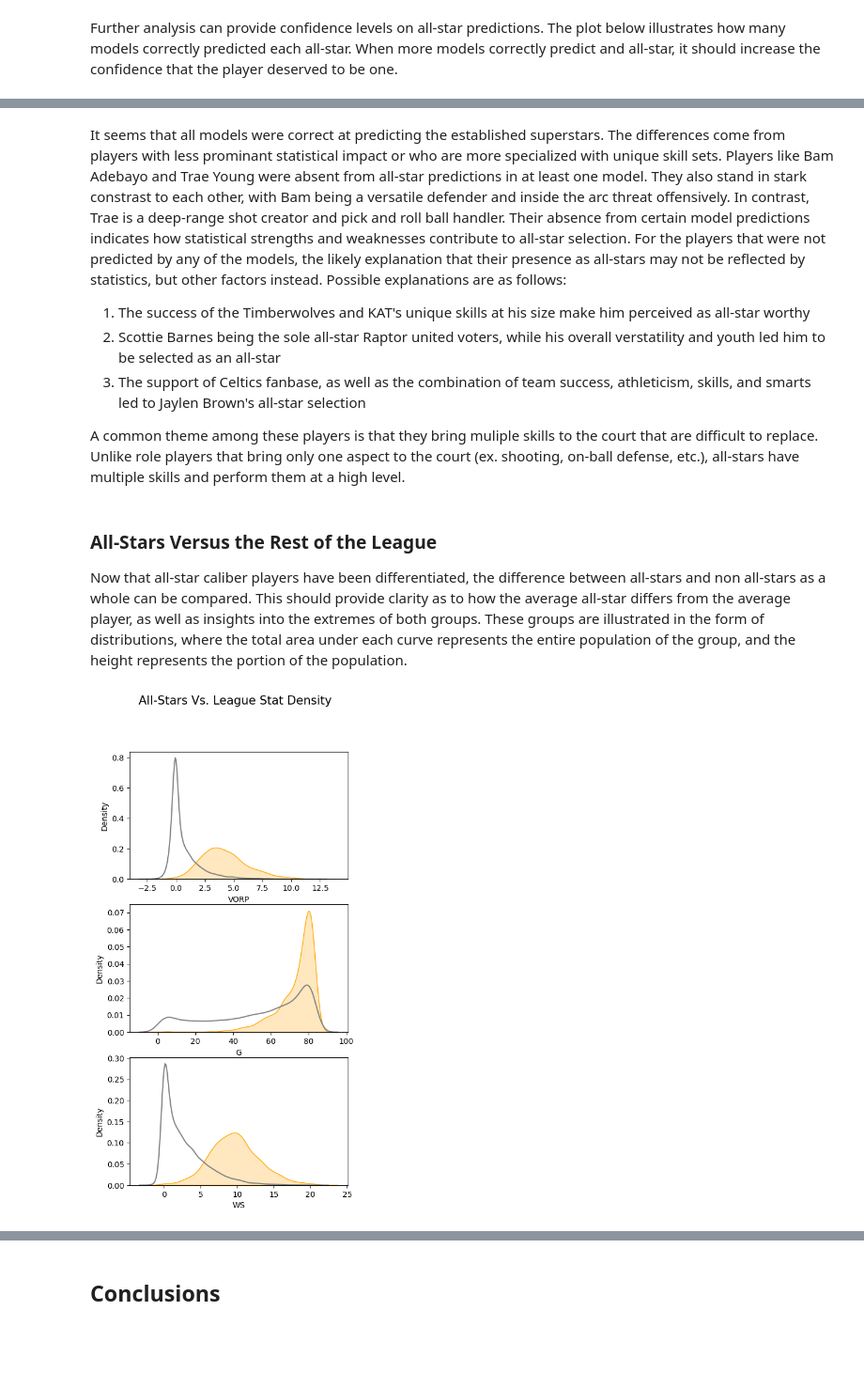
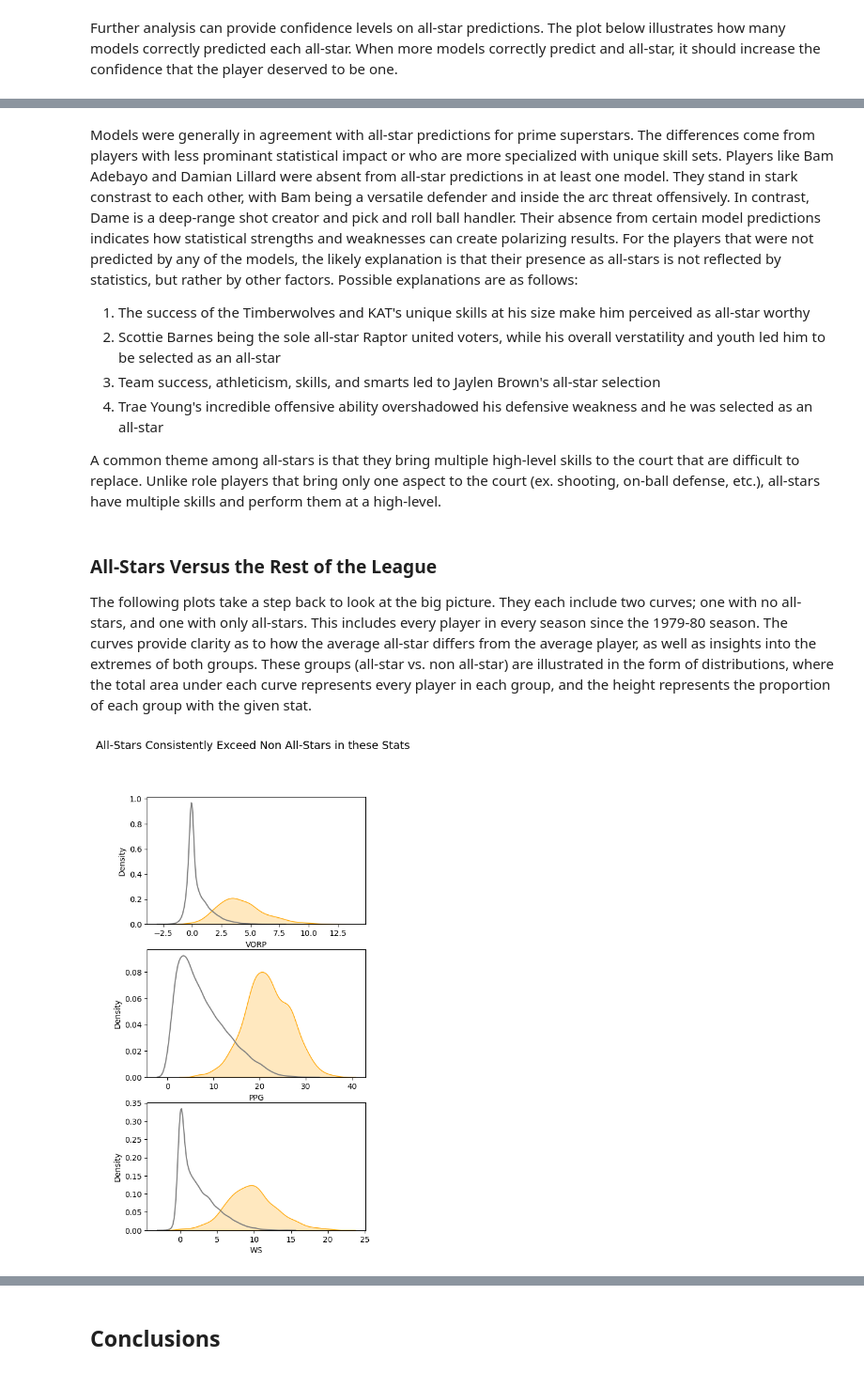
Before and after one commit to BrandonYChan/ballindata, a Jupyter notebook: ballindata/IPYNB/Analyses/star.ipynb, the cells around one changed output, grey strips where cells are left out. Shown: that part at 94% size. Drawn from its saved outputs; the diff is of its cells as text; code cells hidden in the pictures; blank space fills up the shorter version.

```diff
--- a/ballindata/IPYNB/Analyses/star.ipynb
+++ b/ballindata/IPYNB/Analyses/star.ipynb
@@ -82,7 +60,7 @@ master = pd.DataFrame()
 ssn = pd.DataFrame()
 
 for season in seasons:
-    master_temp = pd.read_sql("master_" + season, con=engine).drop(['Tm', 'GS', 'Pos'], axis=1).fillna(0)
+    master_temp = pd.read_sql("master_" + season, con=engine).drop('GS', axis=1)
     master_temp.insert(1, "Season", [season]*len(master_temp), True)
     master_temp['Season'] = season.replace('_', '-')
 
@@ -95,7 +73,12 @@ master = master.rename(columns = {'Status':'AS'})
 master['AS'] = master['AS'].apply(lambda x: False if pd.isna(x) else True)
 master['AS'] = master['AS'].astype("float64")
 
+for col_name in master.columns:
+    # master[col_name].fillna(np.mean(master[col_name].dropna(axis=0)), inplace=True)
+    master[col_name].fillna(0, inplace=True)
+
 numeric_df = master[master['Season']!='2023-24']
 numeric_df = numeric_df.select_dtypes(include = [np.number])
+
 master
 # %% [output]
@@ -431,29 +459,31 @@ plt.show()
 # %% [markdown]
-It seems that all models were correct at predicting the established superstars. The differences come from players with less prominant statistical impact or who are more specialized with unique skill sets. Players like Bam Adebayo and Trae Young were absent from all-star predictions in at least one model. They also stand in stark constrast to each other, with Bam being a versatile defender and inside the arc threat offensively. In contrast,  Trae is a deep-range shot creator and pick and roll ball handler. Their absence from certain model predictions indicates how statistical strengths and weaknesses contribute to all-star selection. For the players that were not predicted by any of the models, the likely explanation that their presence as all-stars may not be reflected by statistics, but other factors instead. Possible explanations are as follows:
+Models were generally in agreement with all-star predictions for prime superstars. The differences come from players with less prominant statistical impact or who are more specialized with unique skill sets. Players like Bam Adebayo and Damian Lillard were absent from all-star predictions in at least one model. They stand in stark constrast to each other, with Bam being a versatile defender and inside the arc threat offensively. In contrast, Dame is a deep-range shot creator and pick and roll ball handler. Their absence from certain model predictions indicates how statistical strengths and weaknesses can create polarizing results. For the players that were not predicted by any of the models, the likely explanation is that their presence as all-stars is not reflected by statistics, but rather by other factors. Possible explanations are as follows:
 
 1. The success of the Timberwolves and KAT's unique skills at his size make him perceived as all-star worthy
 2. Scottie Barnes being the sole all-star Raptor united voters, while his overall verstatility and youth led him to be selected as an all-star
-3. The support of Celtics fanbase, as well as the combination of team success, athleticism, skills, and smarts led to Jaylen Brown's all-star selection
+3. Team success, athleticism, skills, and smarts led to Jaylen Brown's all-star selection
+4. Trae Young's incredible offensive ability overshadowed his defensive weakness and he was selected as an all-star
 
-A common theme among these players is that they bring muliple skills to the court that are difficult to replace. Unlike role players that bring only one aspect to the court (ex. shooting, on-ball defense, etc.), all-stars have multiple skills and perform them at a high level.
+A common theme among all-stars is that they bring multiple high-level skills to the court that are difficult to replace. Unlike role players that bring only one aspect to the court (ex. shooting, on-ball defense, etc.), all-stars have multiple skills and perform them at a high-level.
 # %% [markdown]
 ### All-Stars Versus the Rest of the League
-Now that all-star caliber players have been differentiated, the difference between all-stars and non all-stars as a whole can be compared. This should provide clarity as to how the average all-star differs from the average player, as well as insights into the extremes of both groups. These groups are illustrated in the form of distributions, where the total area under each curve represents the entire population of the group, and the height represents the portion of the population.
+The following plots take a step back to look at the big picture. They each include two curves; one with no all-stars, and one with only all-stars. This includes every player in every season since the 1979-80 season. The curves provide clarity as to how the average all-star differs from the average player, as well as insights into the extremes of both groups. These groups (all-star vs. non all-star) are illustrated in the form of distributions, where the total area under each curve represents every player in each group, and the height represents the proportion of each group with the given stat.
 # %%
 is_allstar = master[master['AS']==True]
+non_allstar = master[master['AS']==False]
 
 fig, ax = plt.subplots(figsize=(5, 10), nrows=3)
 sns.kdeplot(is_allstar['VORP'], ax=ax[0], fill=True, color='orange')
-sns.kdeplot(master['VORP'], ax=ax[0], color='grey')
+sns.kdeplot(non_allstar['VORP'], ax=ax[0], color='grey')
 
-sns.kdeplot(is_allstar['G'], ax=ax[1], fill=True, color='orange')
-sns.kdeplot(master['G'], ax=ax[1], color='grey')
+sns.kdeplot(is_allstar['PPG'], ax=ax[1], fill=True, color='orange')
+sns.kdeplot(non_allstar['PPG'], ax=ax[1], color='grey')
 
 sns.kdeplot(is_allstar['WS'], ax=ax[2], fill=True, color='orange')
-sns.kdeplot(master['WS'], ax=ax[2], color='grey')
+sns.kdeplot(non_allstar['WS'], ax=ax[2], color='grey')
 
-plt.suptitle("All-Stars Vs. League Stat Density", size=15)
+plt.suptitle("All-Stars Consistently Exceed Non All-Stars in these Stats", size=14)
 
 plt.show()
 # %% [output]
-[figure, old version]
+[figure, new version]
```
Also changed, not shown: parts of 50 cells of this notebook, 32 other files.
